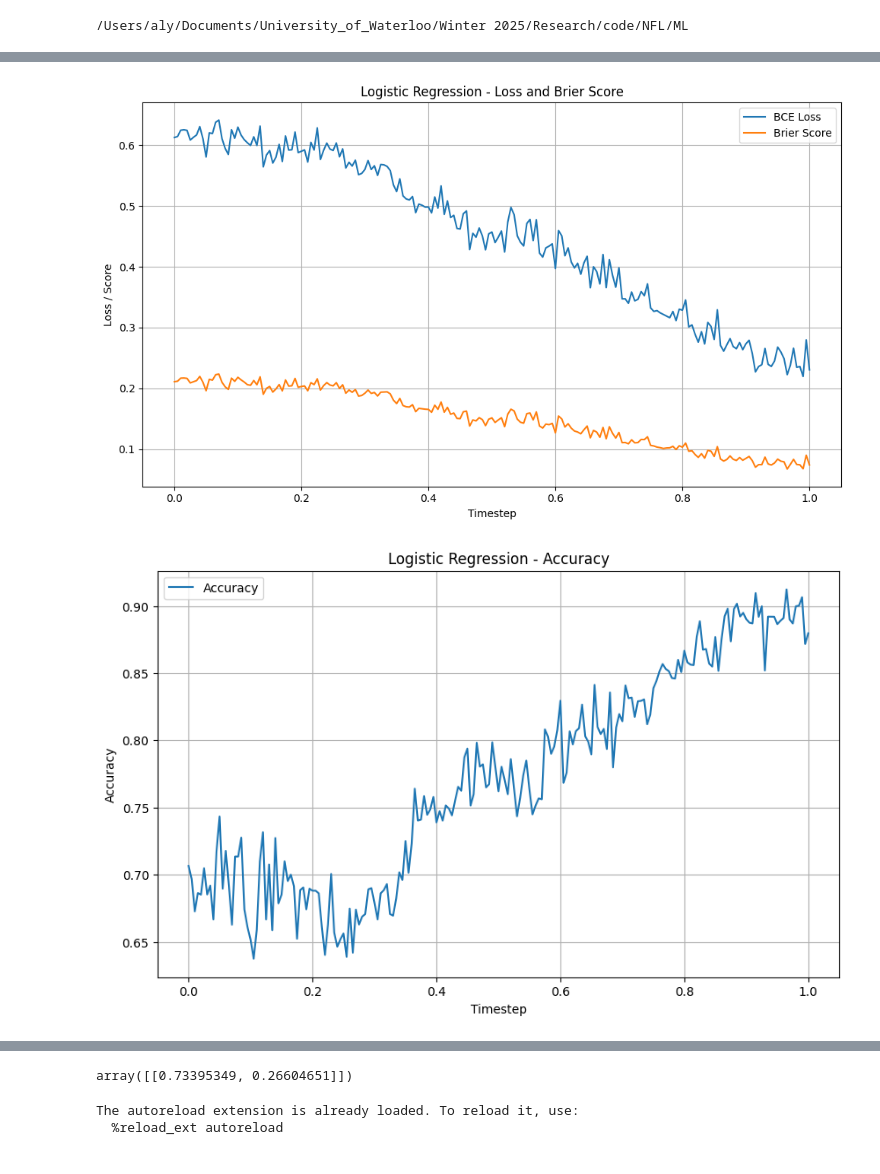
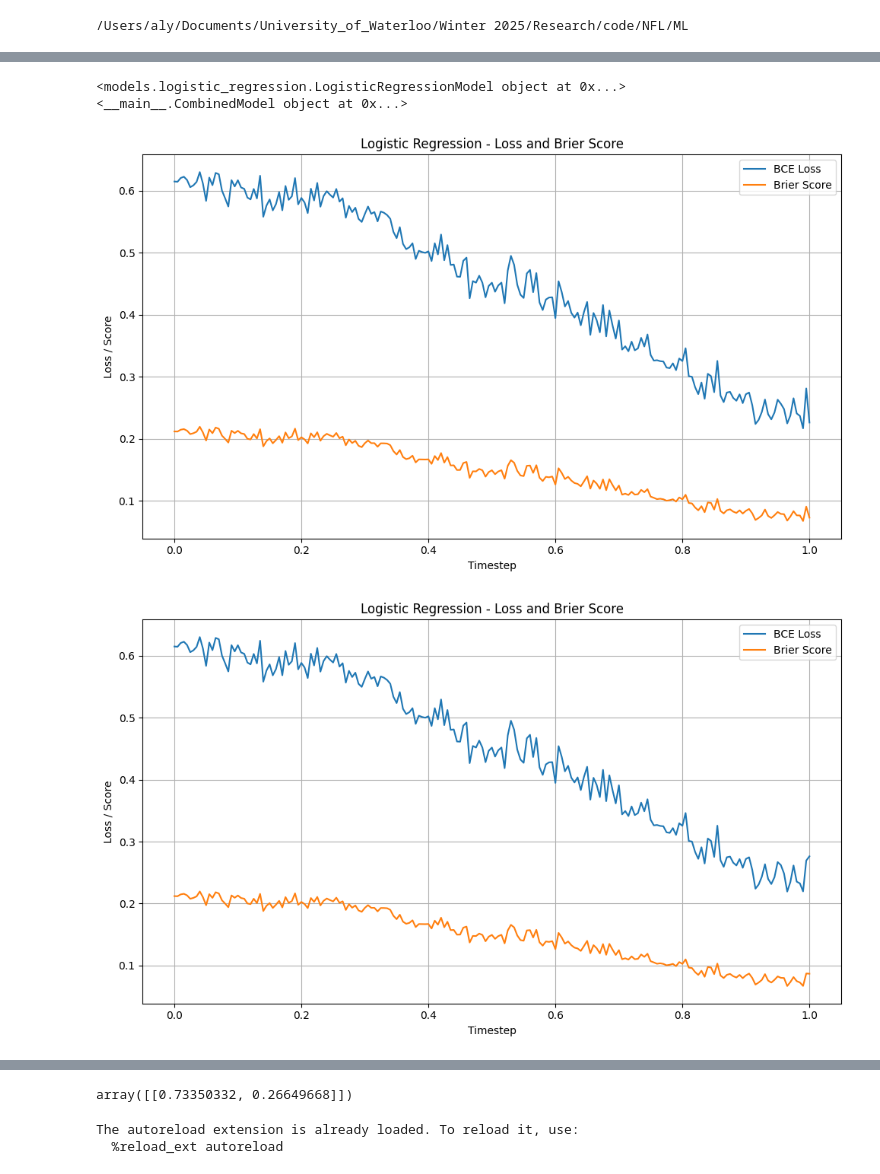
Before and after one commit to alys28/probabilistic_forecasts_football, a Jupyter notebook: NFL/ML/notebooks/logistic_regression_multi_step.ipynb, the cells around one changed output, grey strips where cells are left out. Drawn from its saved outputs; the diff is of its cells as text; code cells hidden in the pictures.

Commit message:
feat: new ensemble models

```diff
--- a/NFL/ML/notebooks/logistic_regression_multi_step.ipynb
+++ b/NFL/ML/notebooks/logistic_regression_multi_step.ipynb
@@ -10,7 +10,7 @@ sys.path.append(parent_dir)
 print(parent_dir)
 interpolated_dir = os.path.join(parent_dir, "dataset_interpolated_fixed")
 # features = ["game_completed", "relative_strength", "score_difference", "type.id", "home_has_possession", "end.down", "end.yardsToEndzone", "end.distance", "field_position_shift", "home_timeouts_left", "away_timeouts_left"]
-features = ["relative_strength", "score_difference", "home_has_possession", "end.down", "end.distance", "end.yardsToEndzone",  "home_timeouts_left", "away_timeouts_left"]
+features = ["game_completed", "relative_strength", "score_difference", "home_has_possession", "end.down", "end.distance", "end.yardsToEndzone",  "home_timeouts_left", "away_timeouts_left"]
 # features = ["relative_strength", "score_difference", "home_has_possession"]
 # %% [output]
 /Users/aly/Documents/University_of_Waterloo/Winter 2025/Research/code/NFL/ML
@@ -258,16 +267,33 @@ Val accuracy: 0.8332425068119891
 # ]
 other_features = [
             "home_has_possession", # Binary indicator
-            "end.down",            # Down number (1-4, discrete)
-            "home_timeouts_left",  # Discrete count (0-3)
-            "away_timeouts_left",  # Discrete count (0-3)
+            # "end.down",            # Down number (1-4, discrete)
+            # "home_timeouts_left",  # Discrete count (0-3)
+            # "away_timeouts_left",  # Discrete count (0-3)
         ]
 numeric_features = [
     "score_difference",
     "relative_strength",
-    "end.yardsToEndzone",
-    "end.distance",
+    # "end.yardsToEndzone",
+    # "end.distance",
 ]
+# %%
+class CombinedModel:
+    def __init__(self, model, alt_model, features):
+        self.model = model
+        self.alt_model = alt_model
+        self.index = features.index("score_difference")
+    def predict_proba(self, X):
+        result = []
+        for entry in X:
+            if abs(entry[self.index]) <= 7:
+                result.append(self.alt_model.predict_proba(np.array([entry]))[0])
+            else:
+                result.append(self.model.predict_proba(np.array([entry]))[0])
+        return np.array(result)
+    def score(self, X, y):
+        predictions = self.predict_proba(X)[:, 1]  # Get probabilities for the positive class
+        return np.mean((predictions >= 0.5) == y)  # Calculate accuracy
 # %%
 # Setup model for each timestep
 from sklearn.linear_model import LogisticRegression
@@ -308,18 +334,36 @@ Timestep 100.00% : Training Loss = 0.1910, Accuracy = 0.9266, Test Loss = 0.1575
+# %%
+modules_to_reload = [
+    'process_data',
+]
+
+for module_name in modules_to_reload:
+    if module_name in sys.modules:
+        del sys.modules[module_name]
+import process_data
+
+new_models = process_data.replace_model(models, single_model, CombinedModel, features, 0.95)
+# %%
+print(models[0.99])
+print(new_models[1])
+# %% [output]
+<models.logistic_regression.LogisticRegressionModel object at 0x...>
+<__main__.CombinedModel object at 0x...>
 # %%
 # # Test accuracy of model for each timestep on test data and plot
 # accuracies = []
 # timesteps = []
 import process_data
 modules_to_reload = [
     'process_data',
 ]
 
 for module_name in modules_to_reload:
     if module_name in sys.modules:
         del sys.modules[module_name]
 
 x = process_data.plot_loss(models, test_data, "Logistic Regression")
-process_data.plot_accuracy(models, test_data, "Logistic Regression")
+# process_data.plot_accuracy(models, test_data, "Logistic Regression")
+process_data.plot_loss(new_models, test_data, "Logistic Regression")
 # %% [output]
-[figure, old version]
+[figure, new version]
-[figure, old version]
+[figure, new version]
@@ -326,10 +387,10 @@ process_data.plot_accuracy(models, test_data, "Logistic Regression")
 # %%
-model = models[0.99]
+model = new_models[0.99]
 # features = ["relative_strength", "score_difference", "home_has_possession", "end.down", "end.distance", "end.yardsToEndzone",  "home_timeouts_left", "away_timeouts_left"]
-data_point = [0.5, -4, 1, 1, 1, 1, 1, 1]
-model.predict_proba([data_point])
+data_point = [0.99, 0.5, -4, 1, 1, 1, 1, 1, 1]
+model.predict_proba(np.array([data_point]))
 # %% [output]
-array([[0.73395349, 0.26604651]])
+array([[0.73350332, 0.26649668]])
 # %%
 # Save the model
 import pickle
```
Also changed, not shown: parts of 10 cells of this notebook, 6 other files.
